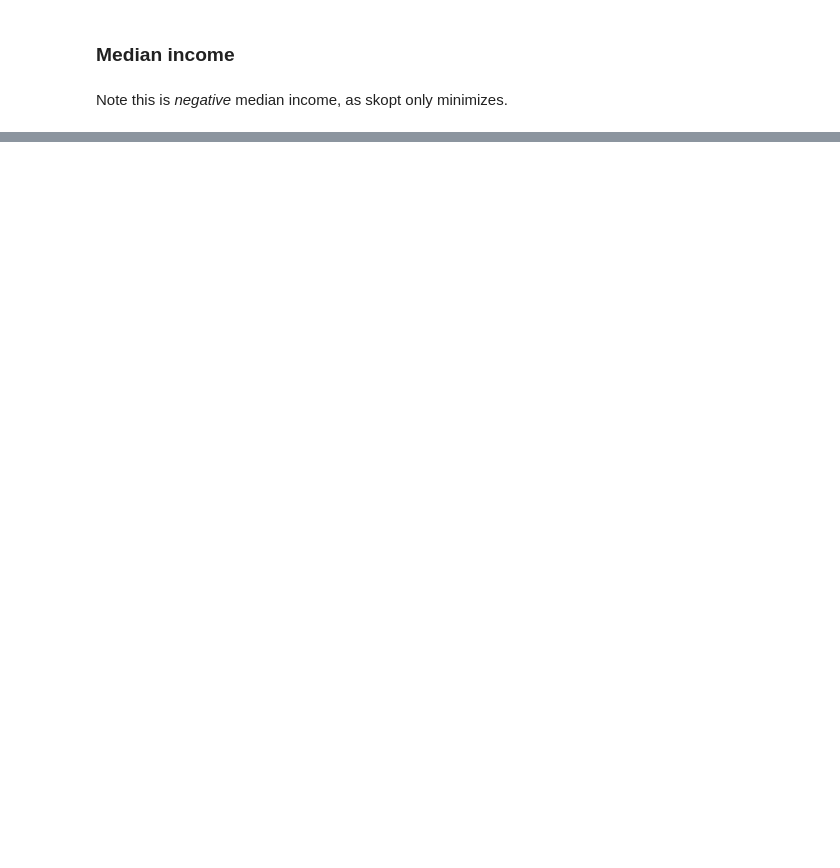
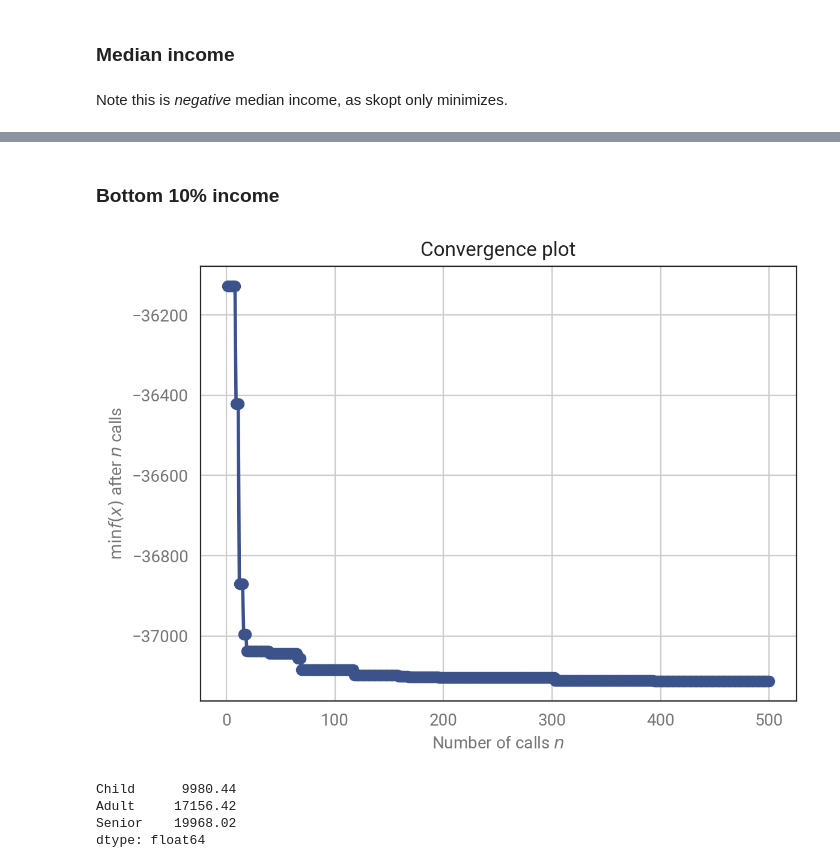
Before and after one commit to UBICenter/ubi-center, a Jupyter notebook: notebooks/fit/ubi_fit_optimize.ipynb, the cells around one changed output, grey strips where cells are left out. Drawn from its saved outputs; the diff is of its cells as text; code cells hidden in the pictures; blank space fills up the shorter version.

```diff
--- a/notebooks/fit/ubi_fit_optimize.ipynb
+++ b/notebooks/fit/ubi_fit_optimize.ipynb
@@ -299,6 +299,19 @@ def neg_median_income(ubi_u18=None, ubi_65=None, sim=None):
 def neg_median_income_skopt(ubi_list):
     # Take args as a list: [ubi_u18, ubi_65]
     return neg_median_income(ubi_list[0], ubi_list[1])
+# %%
+def neg_bottom_10p_income(ubi_u18=None, ubi_65=None, sim=None):
+    if sim is None:
+        # Check that the resulting UBI is nonnegative.
+        # Returning 1 ensures it won't be chosen as a solution.
+        if calc_ubi_1864(ubi_u18, ubi_65) < 0:
+            return 1
+        sim = ubi_sim(ubi_u18, ubi_65)
+    return -tch.weighted_quantile(sim.aftertax_income_reform, 0.1, sim.n)
+# %%
+def neg_bottom_10p_income_skopt(ubi_list):
+    # Take args as a list: [ubi_u18, ubi_65]
+    return neg_bottom_10p_income(ubi_list[0], ubi_list[1])
 # %%
 def gini(ubi_u18=None, ubi_65=None, sim=None):
     if sim is None:
@@ -493 +525,18 @@ Share big losers          39.06
 dtype: float64
+# %% [markdown]
+### Bottom 10% income
+# %%
+%%capture
+gbrt_bottom_10p_income = ubi_opt(neg_bottom_10p_income_skopt)
+# %%
+skopt_plots.plot_convergence(gbrt_bottom_10p_income)
+plt.show()
+# %% [output]
+[figure, added]
+# %%
+ubi_amounts(gbrt_bottom_10p_income)
+# %% [output]
+Child      9980.44
+Adult     17156.42
+Senior    19968.02
+dtype: float64
```
Also changed, not shown: parts of 20 cells of this notebook.
